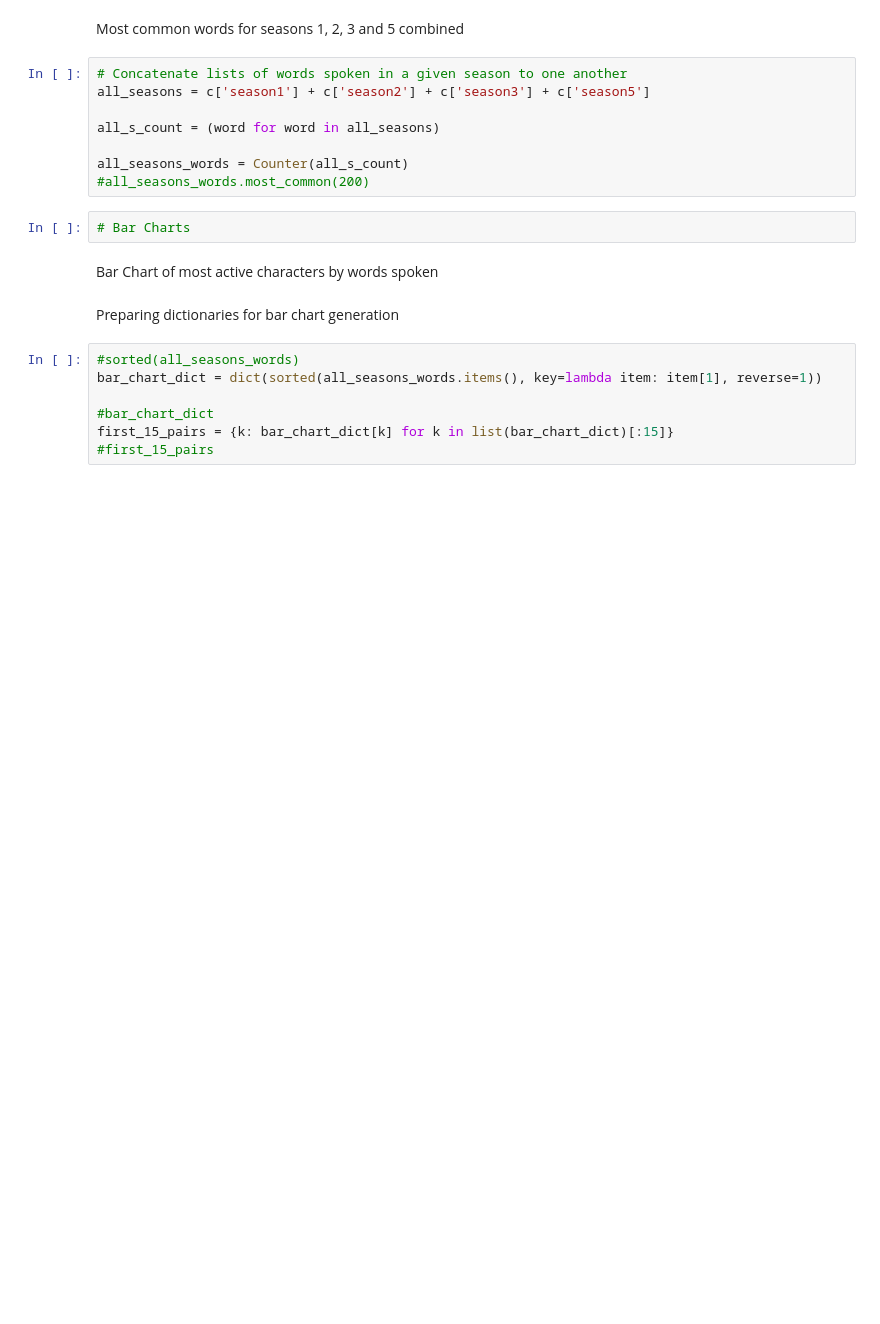
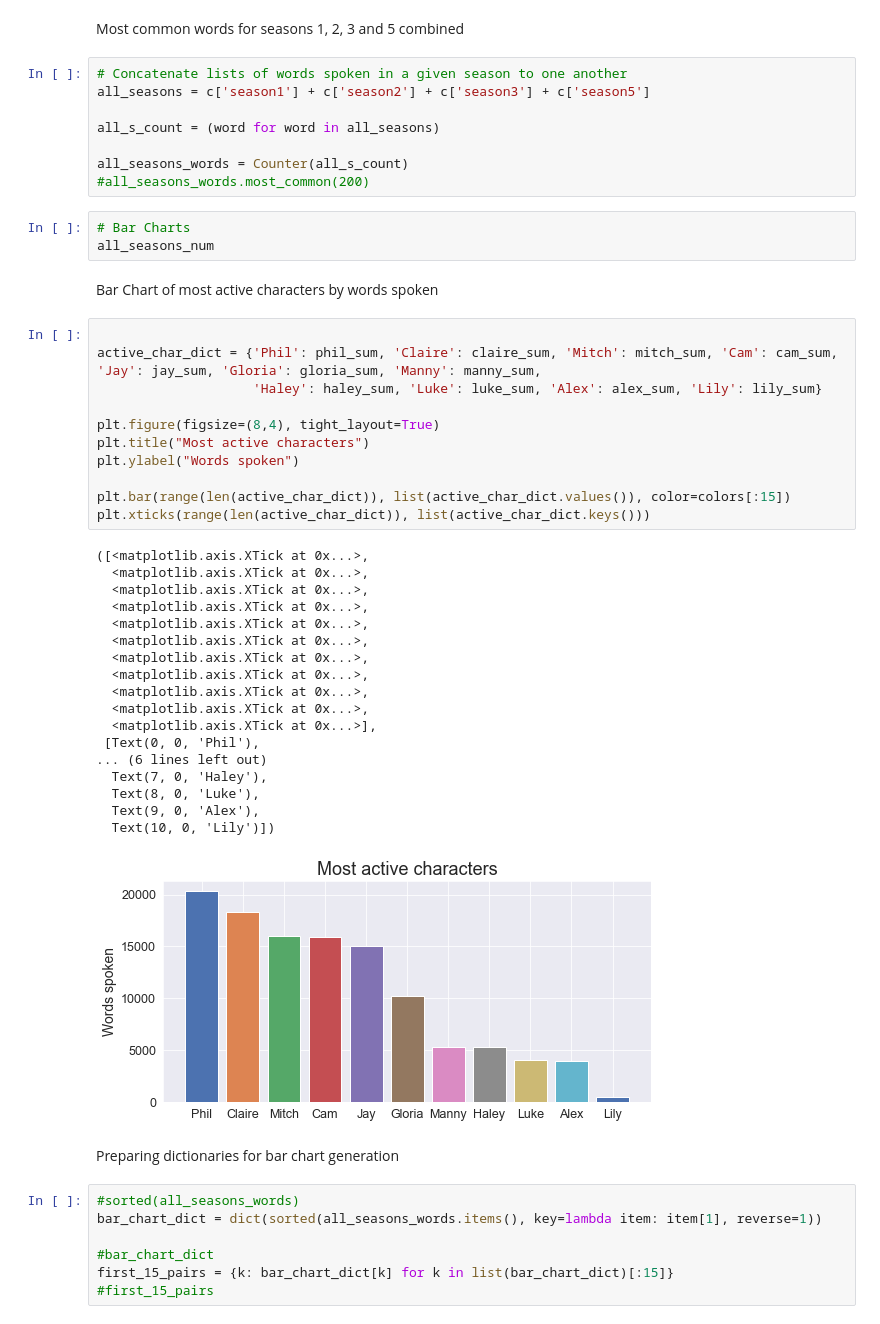
Before and after one commit to TomR2022/Text-Mining-Group-Project, a Jupyter notebook: Data/code_for_data.ipynb, the cells around one changed output. Drawn from its saved outputs; the diff is of its cells as text; blank space fills up the shorter version.

```diff
--- a/Data/code_for_data.ipynb
+++ b/Data/code_for_data.ipynb
@@ -331,8 +331,39 @@ all_seasons_words = Counter(all_s_count)
 #all_seasons_words.most_common(200)
 # %%
 # Bar Charts
+all_seasons_num
 # %% [markdown]
 Bar Chart of most active characters by words spoken
+# %%
+
+active_char_dict = {'Phil': phil_sum, 'Claire': claire_sum, 'Mitch': mitch_sum, 'Cam': cam_sum, 'Jay': jay_sum, 'Gloria': gloria_sum, 'Manny': manny_sum,
+                    'Haley': haley_sum, 'Luke': luke_sum, 'Alex': alex_sum, 'Lily': lily_sum}
+
+plt.figure(figsize=(8,4), tight_layout=True)
+plt.title("Most active characters")
+plt.ylabel("Words spoken")
+
+plt.bar(range(len(active_char_dict)), list(active_char_dict.values()), color=colors[:15])
+plt.xticks(range(len(active_char_dict)), list(active_char_dict.keys()))
+# %% [output]
+([<matplotlib.axis.XTick at 0x...>,
+  <matplotlib.axis.XTick at 0x...>,
+  <matplotlib.axis.XTick at 0x...>,
+  <matplotlib.axis.XTick at 0x...>,
+  <matplotlib.axis.XTick at 0x...>,
+  <matplotlib.axis.XTick at 0x...>,
+  <matplotlib.axis.XTick at 0x...>,
+  <matplotlib.axis.XTick at 0x...>,
+  <matplotlib.axis.XTick at 0x...>,
+  <matplotlib.axis.XTick at 0x...>,
+  <matplotlib.axis.XTick at 0x...>],
+ [Text(0, 0, 'Phil'),
+... (6 lines left out)
+  Text(7, 0, 'Haley'),
+  Text(8, 0, 'Luke'),
+  Text(9, 0, 'Alex'),
+  Text(10, 0, 'Lily')])
+[figure, added]
 # %% [markdown]
 Preparing dictionaries for bar chart generation
 # %%
```
Also changed, not shown: parts of 17 cells of this notebook, 7 other files.
